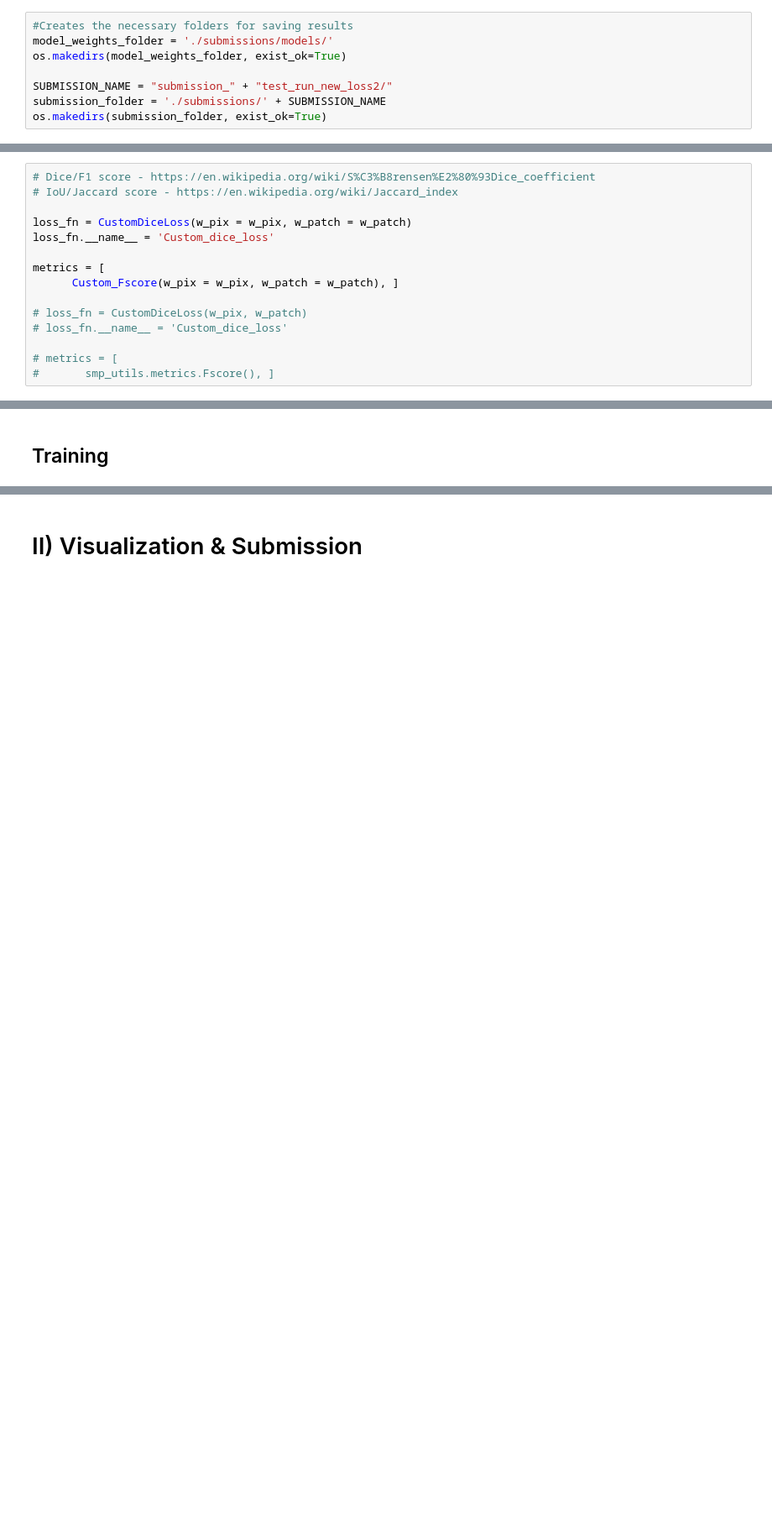
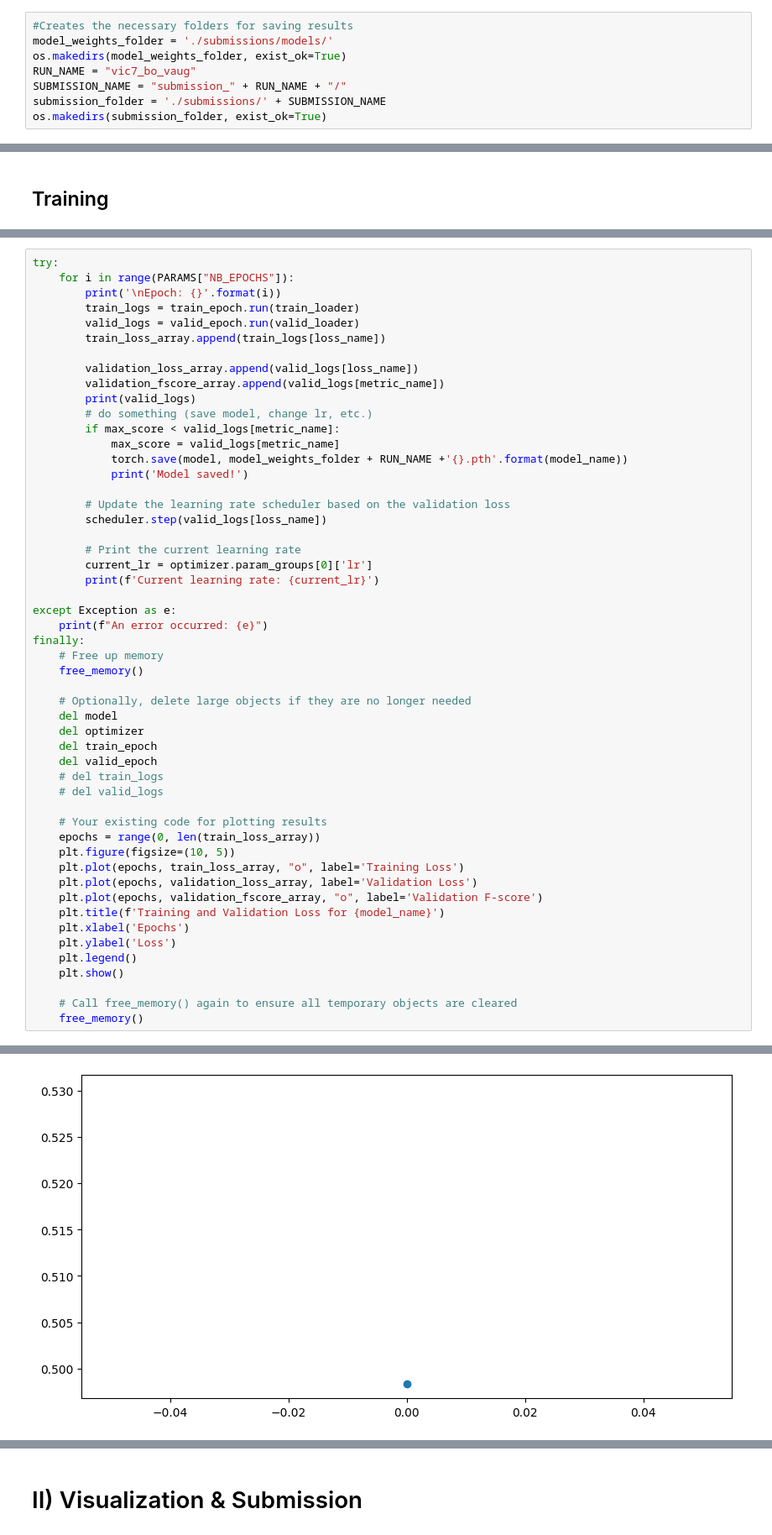
Before and after one commit to TomasVDDC/road-segmentation, a Jupyter notebook: runVic.ipynb, the cells around one changed output, grey strips where cells are left out. Shown at 84% size. Cells and saved outputs as stored; diff of their text form; blank space fills up the shorter version.

```diff
--- a/runVic.ipynb
+++ b/runVic.ipynb
@@ -56,7 +87,7 @@ from segmentation_models_pytorch.base.modules import Activation
 #Creates the necessary folders for saving results
 model_weights_folder = './submissions/models/'
 os.makedirs(model_weights_folder, exist_ok=True)
-
-SUBMISSION_NAME = "submission_" + "test_run_new_loss2/"
+RUN_NAME = "vic7_bo_vaug"
+SUBMISSION_NAME = "submission_" + RUN_NAME + "/"
 submission_folder = './submissions/' + SUBMISSION_NAME
 os.makedirs(submission_folder, exist_ok=True)
@@ -472,15 +340,0 @@ class Custom_Fscore(base.Metric):
-# %%
-# Dice/F1 score - https://en.wikipedia.org/wiki/S%C3%B8rensen%E2%80%93Dice_coefficient
-# IoU/Jaccard score - https://en.wikipedia.org/wiki/Jaccard_index
-
-loss_fn = CustomDiceLoss(w_pix = w_pix, w_patch = w_patch)
-loss_fn.__name__ = 'Custom_dice_loss'
-
-metrics = [
-      Custom_Fscore(w_pix = w_pix, w_patch = w_patch), ]
-
-# loss_fn = CustomDiceLoss(w_pix, w_patch)
-# loss_fn.__name__ = 'Custom_dice_loss'
-
-# metrics = [
-#       smp_utils.metrics.Fscore(), ]
@@ -652,0 +564,53 @@ torch.cuda.empty_cache()
+# %%
+try:
+    for i in range(PARAMS["NB_EPOCHS"]):
+        print('\nEpoch: {}'.format(i))
+        train_logs = train_epoch.run(train_loader)
+        valid_logs = valid_epoch.run(valid_loader)
+        train_loss_array.append(train_logs[loss_name])
+
+        validation_loss_array.append(valid_logs[loss_name])
+        validation_fscore_array.append(valid_logs[metric_name])
+        print(valid_logs)
+        # do something (save model, change lr, etc.)
+        if max_score < valid_logs[metric_name]:
+            max_score = valid_logs[metric_name]
+            torch.save(model, model_weights_folder + RUN_NAME +'{}.pth'.format(model_name))
+            print('Model saved!')
+
+        # Update the learning rate scheduler based on the validation loss
+        scheduler.step(valid_logs[loss_name])
+
+        # Print the current learning rate
+        current_lr = optimizer.param_groups[0]['lr']
+        print(f'Current learning rate: {current_lr}')
+
+except Exception as e:
+    print(f"An error occurred: {e}")
+finally:
+    # Free up memory
+    free_memory()
+
+    # Optionally, delete large objects if they are no longer needed
+    del model
+    del optimizer
+    del train_epoch
+    del valid_epoch
+    # del train_logs
+    # del valid_logs
+
+    # Your existing code for plotting results
+    epochs = range(0, len(train_loss_array))
+    plt.figure(figsize=(10, 5))
+    plt.plot(epochs, train_loss_array, "o", label='Training Loss')
+    plt.plot(epochs, validation_loss_array, label='Validation Loss')
+    plt.plot(epochs, validation_fscore_array, "o", label='Validation F-score')
+    plt.title(f'Training and Validation Loss for {model_name}')
+    plt.xlabel('Epochs')
+    plt.ylabel('Loss')
+    plt.legend()
+    plt.show()
+
+    # Call free_memory() again to ensure all temporary objects are cleared
+    free_memory()
+# %% [output]
@@ -652,0 +620 @@ torch.cuda.empty_cache()
+[figure, added]
```
Also changed, not shown: parts of 50 cells of this notebook.
